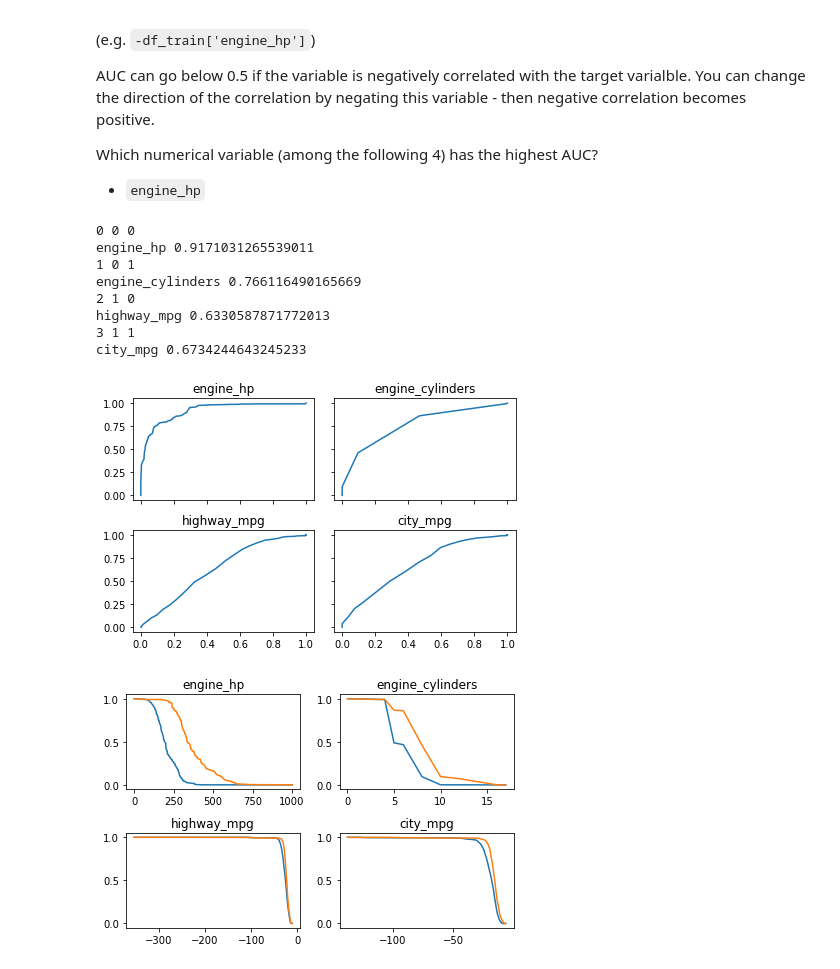
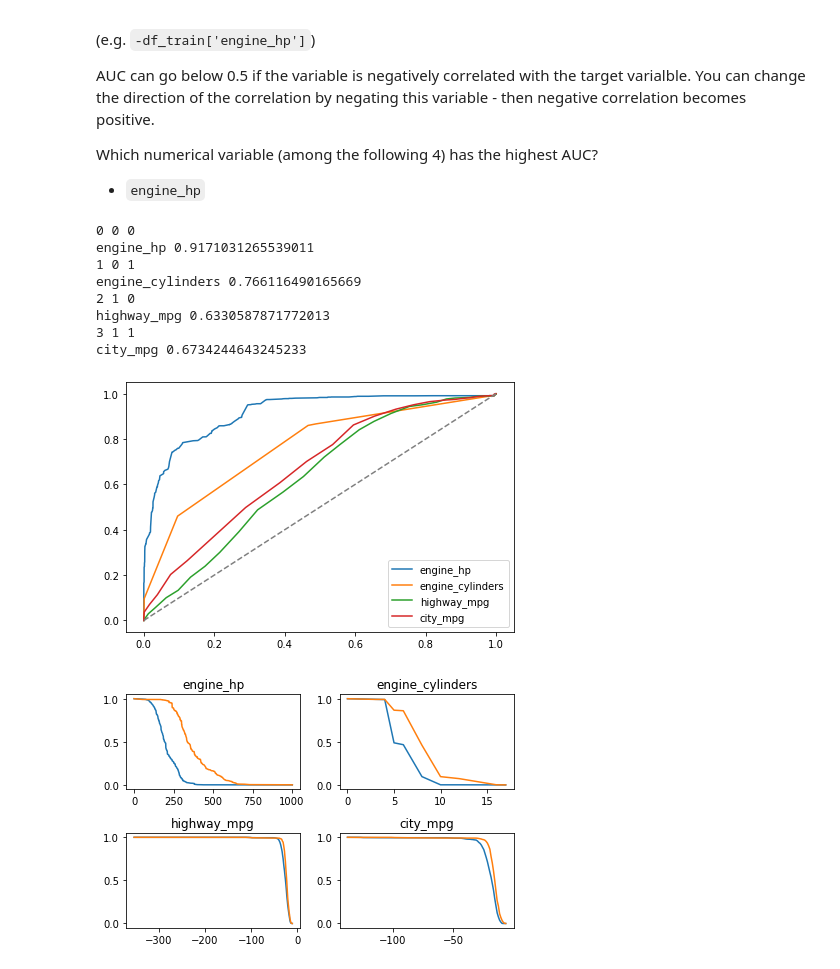
Before and after one commit to Alejobep/machine-learning-zoomcamp, a Jupyter notebook: cohorts/2023/04-evaluation/homework4_ABP.ipynb, the cells around one changed output. Cells and saved outputs as stored; diff of their text form; code cells hidden in the pictures.

```diff
--- a/cohorts/2023/04-evaluation/homework4_ABP.ipynb
+++ b/cohorts/2023/04-evaluation/homework4_ABP.ipynb
@@ -95,12 +59,15 @@ full_data
 # %%
 data = full_data[selected_columns].copy()
 data.columns = data.columns.str.replace(' ', '_').str.lower()
-data['engine_hp'] = data['engine_hp'].fillna(0)
-data['engine_cylinders'] = data['engine_cylinders'].fillna(0)
 
-mean_msrp = data['msrp'].mean()
+data = data.fillna(0)
 
-data['above_average'] = np.where(data['msrp']>=mean_msrp,1,0)
+
+mean_price = data['msrp'].mean()
+
+data['above_average'] = (data.msrp >= mean_price).astype(int)
+
+del data['msrp']
 
 data
 # %% [output]
@@ -124,6 +91,18 @@ df_full_train, df_test = train_test_split(data, test_size=0.2, random_state=SEED
 df_train, df_val = train_test_split(df_full_train, test_size=0.25, random_state=SEED)
 
 assert len(data) == (len(df_train) + len(df_val) + len(df_test))
+# %%
+df_train = df_train.reset_index(drop=True)
+df_val = df_val.reset_index(drop=True)
+df_test = df_test.reset_index(drop=True)
+
+y_train = df_train.above_average.values
+y_val = df_val.above_average.values
+y_test = df_test.above_average.values
+
+del df_train['above_average']
+del df_val['above_average']
+del df_test['above_average']
 # %% [markdown]
 
 
@@ -158,7 +137,7 @@ score_columns = [   'engine_hp',
                     'city_mpg', ]
 
 
-fig, ax = plt.subplots(2,2, sharey=True, sharex=True)
+fig, ax = plt.subplots()
 
 
 fig2, ax2 = plt.subplots(2,2)
@@ -166,39 +145,43 @@ fig2, ax2 = plt.subplots(2,2)
 
 for idx, col in enumerate(score_columns):
 
-    fpr, tpr, tresholds = roc_curve(df_train['above_average'], df_train[col])
+    fpr, tpr, tresholds = roc_curve(y_train, df_train[col])
 
-    auc = roc_auc_score(df_train['above_average'], df_train[col])
-    fpr, tpr, tresholds = roc_curve(df_train['above_average'], df_train[col])
+    auc = roc_auc_score(y_train, df_train[col])
+    fpr, tpr, tresholds = roc_curve(y_train, df_train[col])
 
     if auc < 0.5:
-        auc = roc_auc_score(df_train['above_average'], -df_train[col])
-        fpr, tpr, tresholds = roc_curve(df_train['above_average'], -df_train[col])
+        auc = roc_auc_score(y_train, -df_train[col])
+        fpr, tpr, tresholds = roc_curve(y_train, -df_train[col])
 
 
     print(idx, idx//2, idx%2)
 
-    ax[idx//2, idx%2].plot(fpr, tpr)
+    # ax[idx//2, idx%2].plot(fpr, tpr)
+    ax.plot(fpr, tpr, label=col)
     # ax[idx//2, idx%2].plot(tresholds, tpr)
-    ax[idx//2, idx%2].set_title(col)
+    # ax[idx//2, idx%2].set_title(col)
 
     ax2[idx//2, idx%2].plot(tresholds, fpr)
     ax2[idx//2, idx%2].plot(tresholds, tpr)
     ax2[idx//2, idx%2].set_title(col)
 
 
     print(col, auc)
 
+ax.plot([0, 1], [0, 1], color='grey', linestyle='--')
+ax.legend()
+
 fig.tight_layout()
 fig2.tight_layout()
 # %% [output]
 0 0 0
 engine_hp 0.9171031265539011
 1 0 1
 engine_cylinders 0.766116490165669
 2 1 0
 highway_mpg 0.6330587871772013
 3 1 1
 city_mpg 0.6734244643245233
-[figure, old version]
+[figure, new version]
 [figure]
```
Also changed, not shown: parts of 30 cells of this notebook.
